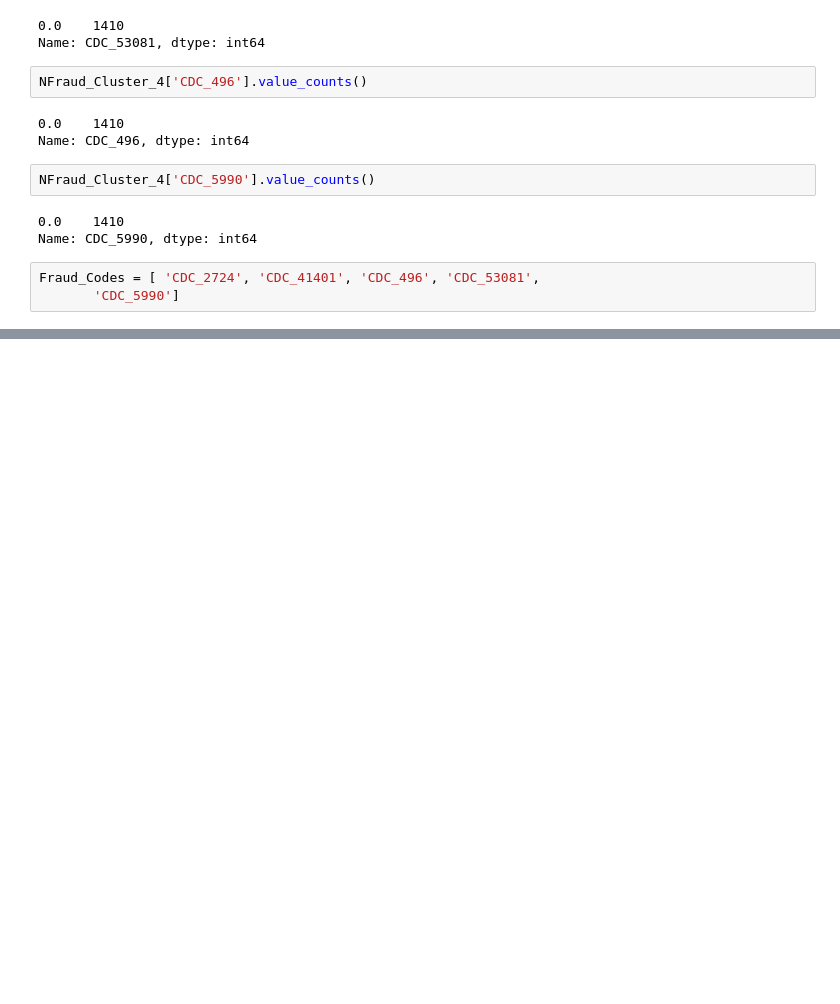
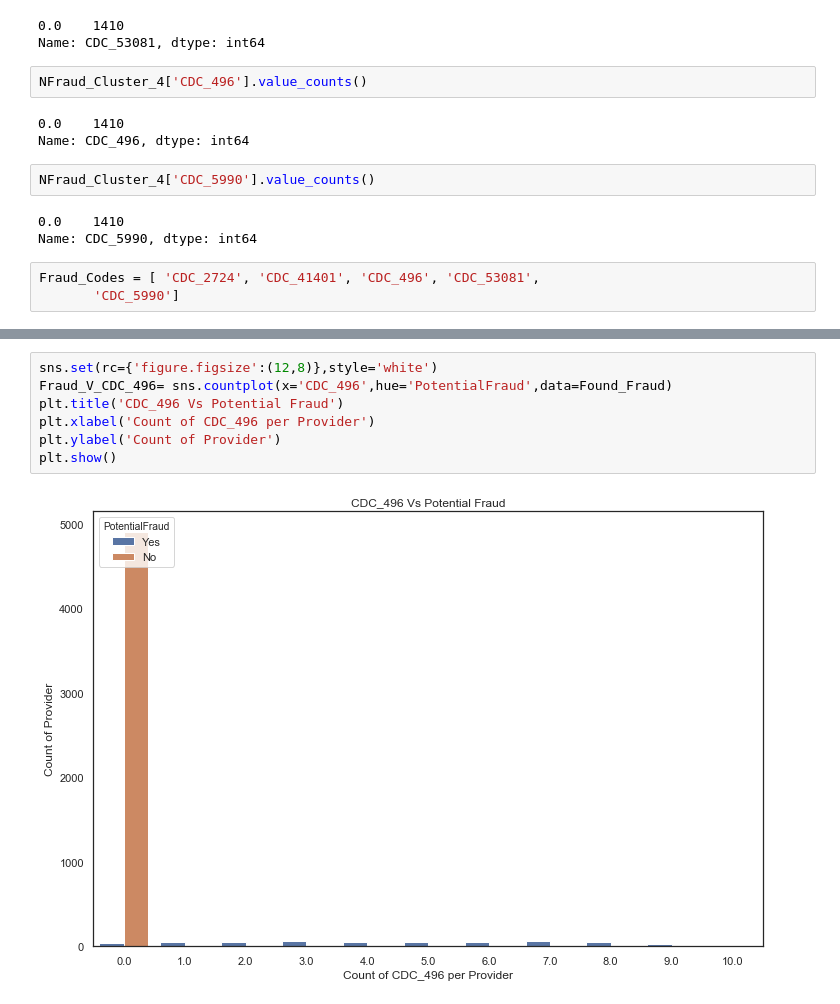
Before and after one commit to SubornaN/Health_Care_Fraud_Detection, a Jupyter notebook: Fraud_Detection_EDA_ML_Revised.ipynb, the cells around one changed output, grey strips where cells are left out. Cells and saved outputs as stored; diff of their text form; blank space fills up the shorter version.

```diff
--- a/Fraud_Detection_EDA_ML_Revised.ipynb
+++ b/Fraud_Detection_EDA_ML_Revised.ipynb
@@ -430,0 +500,9 @@ Found_Fraud1 = all_features_all[['Female_Patient', 'Age(26-40)', 'Age(81-100)',
+# %%
+sns.set(rc={'figure.figsize':(12,8)},style='white')
+Fraud_V_CDC_496= sns.countplot(x='CDC_496',hue='PotentialFraud',data=Found_Fraud)
+plt.title('CDC_496 Vs Potential Fraud')
+plt.xlabel('Count of CDC_496 per Provider')
+plt.ylabel('Count of Provider')
+plt.show()
+# %% [output]
+[figure, added]
```
Also changed, not shown: parts of 14 cells of this notebook, 1 other file.
